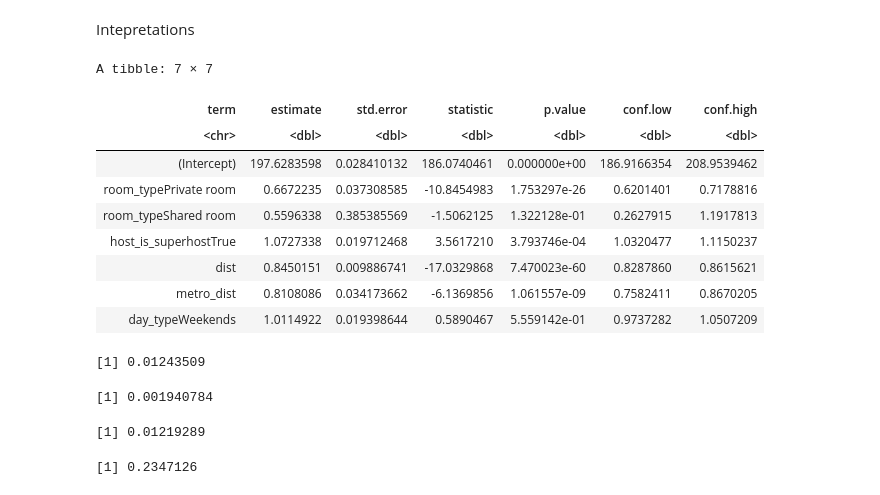
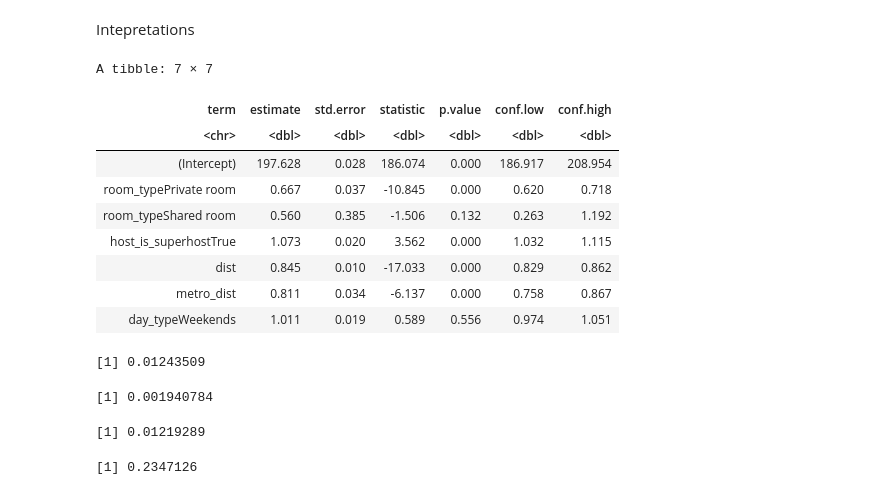
Before and after one commit to XH-DP3/STAT-301-Project-Final-Report---Group-33, a Jupyter notebook: Group 33 Final Report.ipynb, the cells around one changed output. Cells and saved outputs as stored; diff of their text form; code cells hidden in the pictures.

```diff
--- a/Group 33 Final Report.ipynb
+++ b/Group 33 Final Report.ipynb
@@ -362,32 +370,32 @@ Warning message:
 Intepretations
 # %%
 # Assign the final model
-finalized_model <- model_reduced_1_log
+finalized_model <- lm(log(realSum) ~ room_type + host_is_superhost + dist + metro_dist + day_type, data = athens_inference)
 # %%
 # Perform tidy to get the model summary with exponentiated coefficients and confidence intervals
-result <- tidy(finalized_model, exponentiate = TRUE, conf.int = TRUE)
+result <- tidy(finalized_model, exponentiate = TRUE, conf.int = TRUE) %>% mutate_if(is.numeric, round, 3)
 
 result
 
 # Adjusted R-squared values for the models
 summary(model_full)$adj.r.squared # adjusted R-squared for the full model (the one proposed by our research question)
 
 summary(model_reduced_2)$adj.r.squared # adjusted R-squared for the second reduced model
 
 summary(model_reduced_1)$adj.r.squared # adjusted R-squared for the first reduced model without log transformation
 
 summary(finalized_model)$adj.r.squared # adjusted R-squared for the first reduced model (our final model) with log transformation
 # %% [output]
 A tibble: 7 × 7
 | term | estimate | std.error | statistic | p.value | conf.low | conf.high |
 | <chr> | <dbl> | <dbl> | <dbl> | <dbl> | <dbl> | <dbl> |
-| (Intercept) | 197.6283598 | 0.028410132 | 186.0740461 | 0.000000e+00 | 186.9166354 | 208.9539462 |
-| room_typePrivate room | 0.6672235 | 0.037308585 | -10.8454983 | 1.753297e-26 | 0.6201401 | 0.7178816 |
-| room_typeShared room | 0.5596338 | 0.385385569 | -1.5062125 | 1.322128e-01 | 0.2627915 | 1.1917813 |
-| host_is_superhostTrue | 1.0727338 | 0.019712468 | 3.5617210 | 3.793746e-04 | 1.0320477 | 1.1150237 |
-| dist | 0.8450151 | 0.009886741 | -17.0329868 | 7.470023e-60 | 0.8287860 | 0.8615621 |
-| metro_dist | 0.8108086 | 0.034173662 | -6.1369856 | 1.061557e-09 | 0.7582411 | 0.8670205 |
-| day_typeWeekends | 1.0114922 | 0.019398644 | 0.5890467 | 5.559142e-01 | 0.9737282 | 1.0507209 |
+| (Intercept) | 197.628 | 0.028 | 186.074 | 0.000 | 186.917 | 208.954 |
+| room_typePrivate room | 0.667 | 0.037 | -10.845 | 0.000 | 0.620 | 0.718 |
+| room_typeShared room | 0.560 | 0.385 | -1.506 | 0.132 | 0.263 | 1.192 |
+| host_is_superhostTrue | 1.073 | 0.020 | 3.562 | 0.000 | 1.032 | 1.115 |
+| dist | 0.845 | 0.010 | -17.033 | 0.000 | 0.829 | 0.862 |
+| metro_dist | 0.811 | 0.034 | -6.137 | 0.000 | 0.758 | 0.867 |
+| day_typeWeekends | 1.011 | 0.019 | 0.589 | 0.556 | 0.974 | 1.051 |
 [1] 0.01243509
 [1] 0.001940784
 [1] 0.01219289
```
Also changed, not shown: parts of 19 cells of this notebook.
